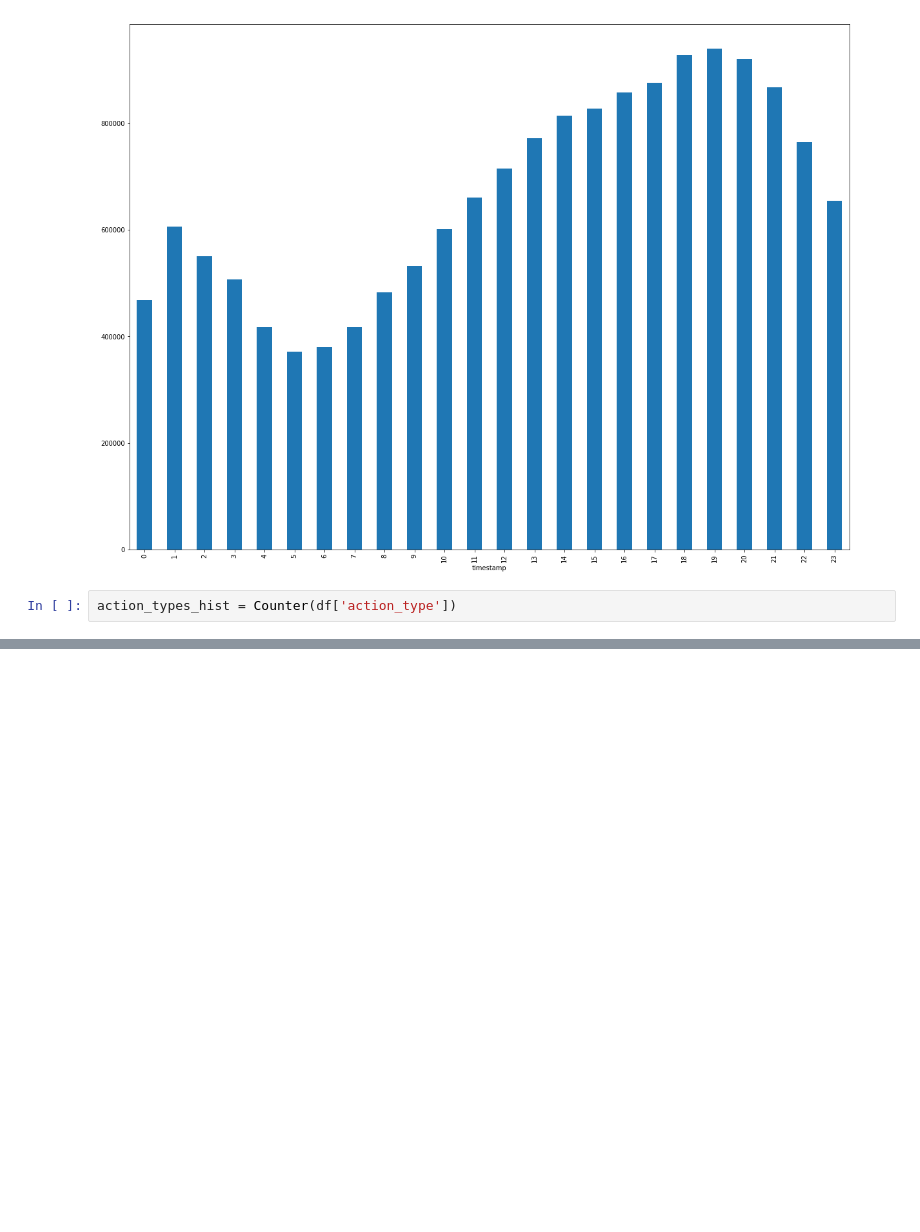
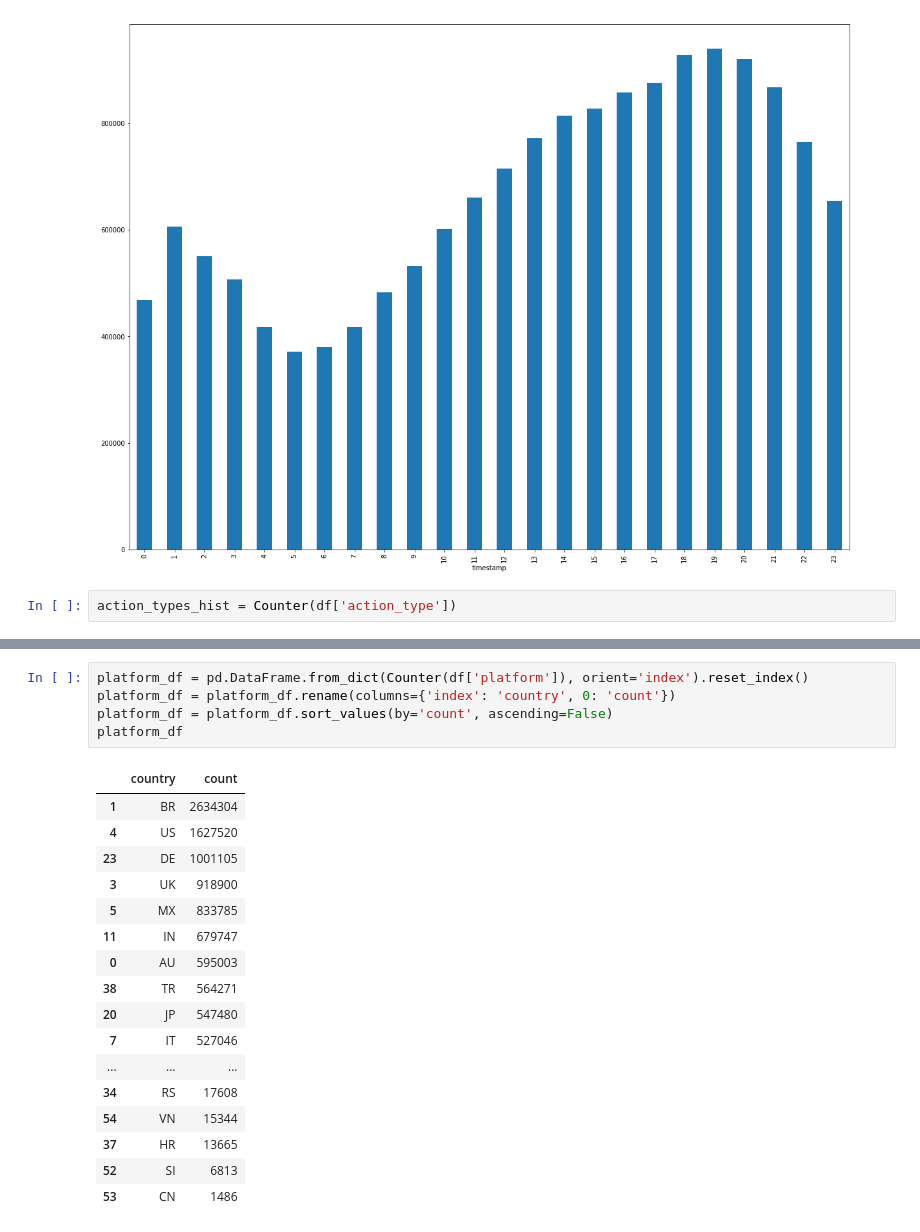
Before and after one commit to antonpetkoff/recsys-2019, a Jupyter notebook: notebooks/01-data-exploration.ipynb, the cells around one changed output, grey strips where cells are left out. Cells and saved outputs as stored; diff of their text form; blank space fills up the shorter version.

```diff
--- a/notebooks/01-data-exploration.ipynb
+++ b/notebooks/01-data-exploration.ipynb
@@ -128,0 +131,23 @@ sns.barplot(x='action_type',y='count', data=action_types_df, palette='Spectral')
+# %%
+platform_df = pd.DataFrame.from_dict(Counter(df['platform']), orient='index').reset_index()
+platform_df = platform_df.rename(columns={'index': 'country', 0: 'count'})
+platform_df = platform_df.sort_values(by='count', ascending=False)
+platform_df
+# %% [output]
+|  | country | count |
+| 1 | BR | 2634304 |
+| 4 | US | 1627520 |
+| 23 | DE | 1001105 |
+| 3 | UK | 918900 |
+| 5 | MX | 833785 |
+| 11 | IN | 679747 |
+| 0 | AU | 595003 |
+| 38 | TR | 564271 |
+| 20 | JP | 547480 |
+| 7 | IT | 527046 |
+| ... | ... | ... |
+| 34 | RS | 17608 |
+| 54 | VN | 15344 |
+| 37 | HR | 13665 |
+| 52 | SI | 6813 |
+| 53 | CN | 1486 |
```
Also changed, not shown: parts of 5 cells of this notebook, 1 other file.
